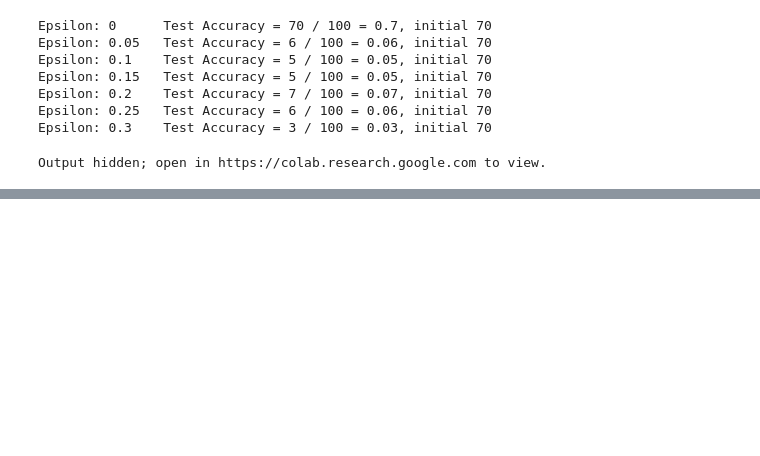
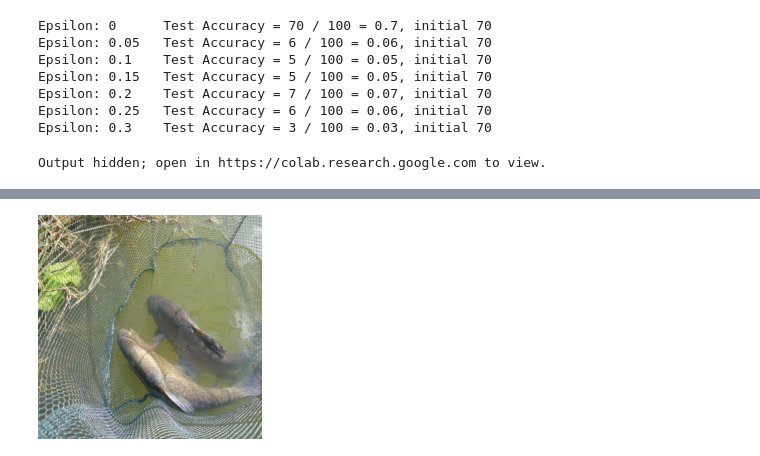
Before and after one commit to Pikus16/adversarial_explainability, a Jupyter notebook: Saliency Adversarial.ipynb, the cells around one changed output, grey strips where cells are left out. Cells and saved outputs as stored; diff of their text form; code cells hidden in the pictures; blank space fills up the shorter version.

```diff
--- a/Saliency Adversarial.ipynb
+++ b/Saliency Adversarial.ipynb
@@ -101,3 +88,13 @@ Archive:  /content/train_image.zip
+# %%
+size = 224
+dataset_notransform = get_dataset('imagenet')
+
+dataset = get_dataset('imagenet', transforms=T.Compose([
+            T.Resize((size,size)),
+            T.ToTensor(),
+            T.Normalize(mean=[0.485, 0.456, 0.406],
+                                        std=[0.229, 0.224, 0.225])
+            ]))
 # %%
 # Preprocess the image
 def preprocess(image, size=224):
@@ -403,0 +403,5 @@ tensor([[[[ 0.0042, -0.0787,  0.0042,  ..., -0.1472, -0.1472, -0.0301],
+# %%
+j = 0
+deprocess(dataset[j])
+# %% [output]
+[figure, added]
```
Also changed, not shown: parts of 15 cells of this notebook.
